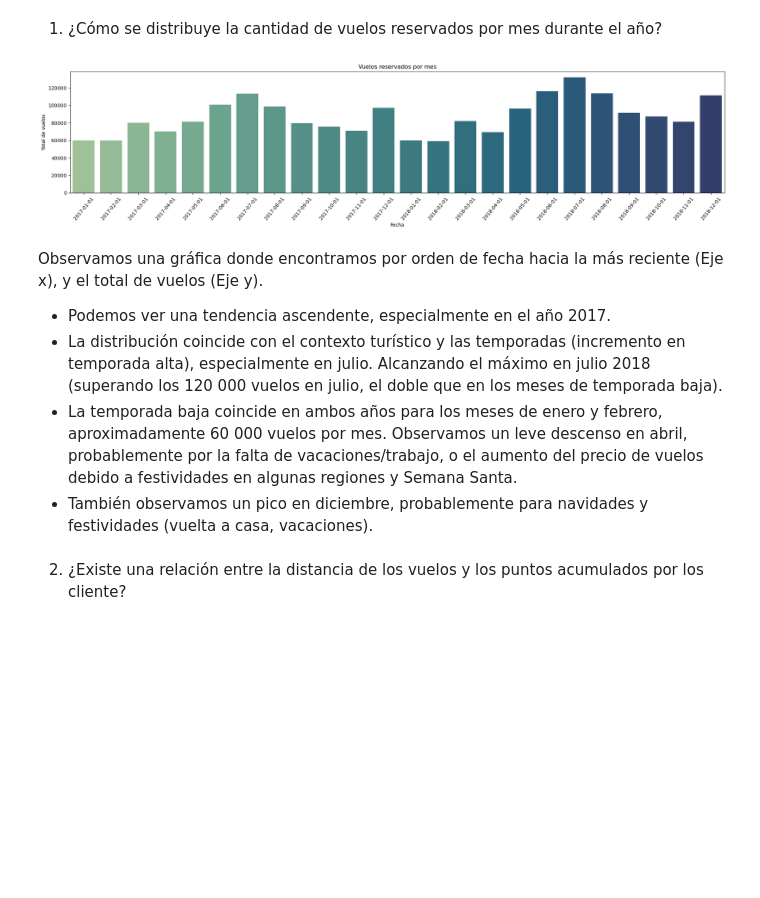
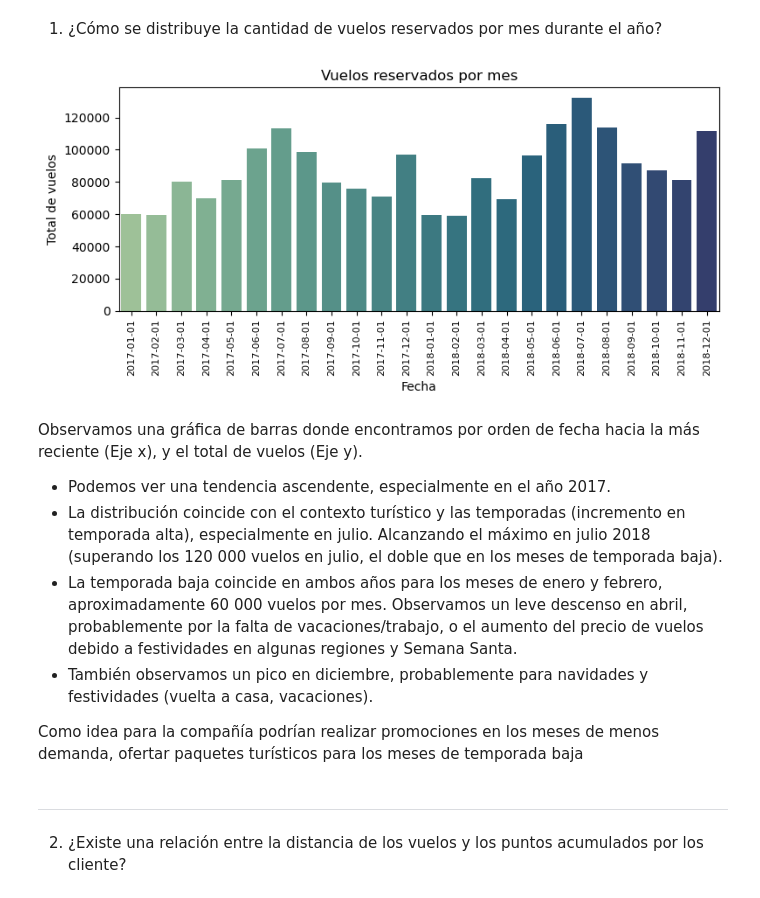
Before and after one commit to Adalab/bda-modulo-3-evaluacion-final-AndreaGD96, a Jupyter notebook: III_Union_Visualizacion.ipynb, the cells around one changed output. Drawn from its saved outputs; the diff is of its cells as text; code cells hidden in the pictures; blank space fills up the shorter version.

Commit message:
Visualización

```diff
--- a/III_Union_Visualizacion.ipynb
+++ b/III_Union_Visualizacion.ipynb
@@ -71,38 +71,42 @@ warnings.filterwarnings("ignore")
 # %%
 # Necesito las variables: Total Flights, Date
 # 2 variables, utilizo Barplot -> Nos sirve para resumir el grupo y ver las diferencias frente a esa variable.
 
 # Primero agrupo por fechas Y el total de vuelos
 vuelos_mes = df_completo.groupby('Date')['Total Flights'].sum().reset_index()
 
 # Al haber convertido a dateframe, necesito usar ".dt.to_period('M')"" para agrupar por mes
 df_barplot = df_completo.groupby(df_completo['Date'].dt.to_period('M'))['Total Flights'].sum().reset_index()
 
 # Revertimos el period a dataframe utilizando "to_timestamp"
 df_barplot['Date'] = df_barplot['Date'].dt.to_timestamp()
 
 # Creamos gráfica:
 
-plt.figure(figsize=(20,5))
+plt.figure(figsize=(8,4))
 
 sns.barplot(x = 'Date',
             y = 'Total Flights',
             data = df_barplot,
             palette = "crest")
 
 plt.title('Vuelos reservados por mes')
 plt.xlabel('Fecha')
 plt.ylabel('Total de vuelos')
 
-plt.xticks(rotation=50) #para que no me salga el texto pisado, así lo dobla
+plt.xticks(rotation=90, fontsize=8) #para que no me salga el texto pisado, así lo dobla
 plt.tight_layout() #lo empequeñece
 # %% [output]
-[figure, old version]
+[figure, new version]
 # %% [markdown]
-Observamos una gráfica donde encontramos por orden de fecha hacia la más reciente (Eje x), y el total de vuelos (Eje y).
+Observamos una gráfica de barras donde encontramos por orden de fecha hacia la más reciente (Eje x), y el total de vuelos (Eje y).
 - Podemos ver una tendencia ascendente, especialmente en el año 2017.
 - La distribución coincide con el contexto turístico y las temporadas (incremento en temporada alta), especialmente en julio. Alcanzando el máximo en julio 2018 (superando los 120 000 vuelos en julio, el doble que en los meses de temporada baja).
 - La temporada baja coincide en ambos años para los meses de enero y febrero, aproximadamente 60 000 vuelos por mes. Observamos un leve descenso en abril, probablemente por la falta de vacaciones/trabajo, o el aumento del precio de vuelos debido a festividades en algunas regiones y Semana Santa.
 - También observamos un pico en diciembre, probablemente para navidades y festividades (vuelta a casa, vacaciones).
+
+Como idea para la compañía podrían realizar promociones en los meses de menos demanda, ofertar paquetes turísticos para los meses de temporada baja
+# %% [markdown]
+----------------
 # %% [markdown]
  2. ¿Existe una relación entre la distancia de los vuelos y los puntos acumulados por los cliente?
```
Also changed, not shown: parts of 6 cells of this notebook.
